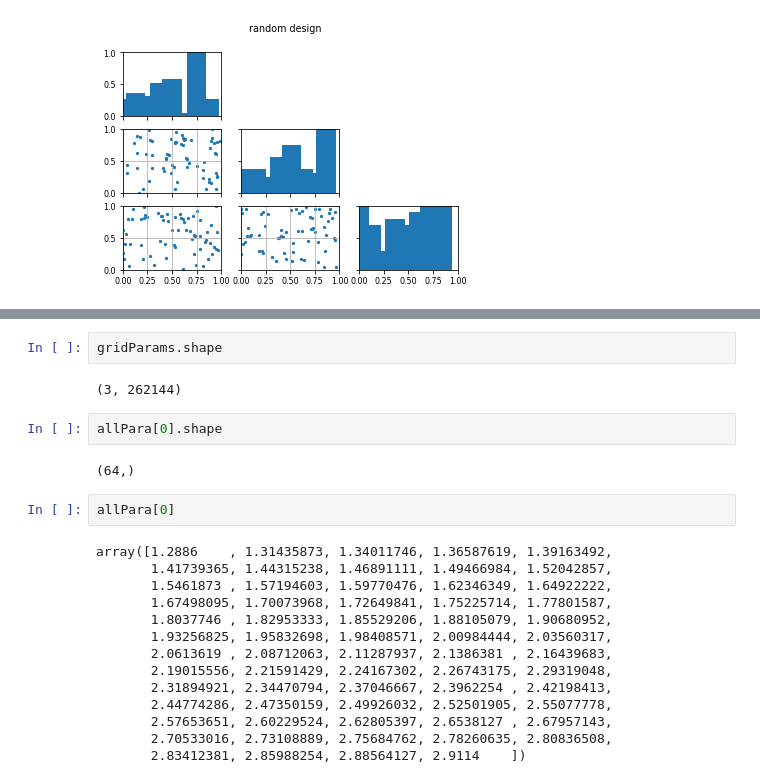
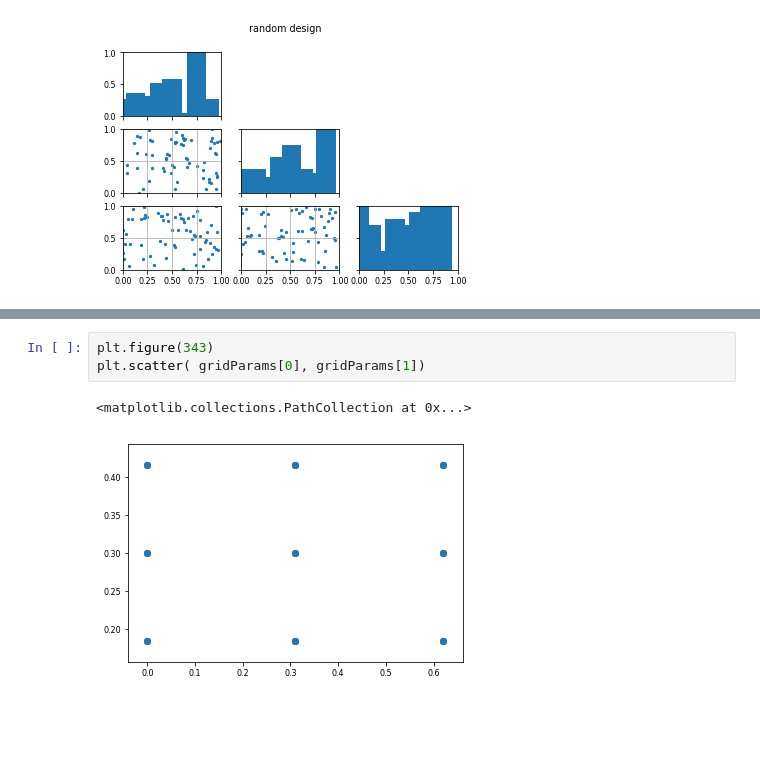
Before and after one commit to liuxx479/emudesgin, a Jupyter notebook: Samplers.ipynb, the cells around one changed output, grey strips where cells are left out. Saved outputs shown, nothing was run; the diff lists cells and outputs as text; blank space fills up the shorter version.

```diff
--- a/Samplers.ipynb
+++ b/Samplers.ipynb
@@ -219,24 +192,6 @@ plt.scatter( gridParams[1][::5000], gridParams[2][::5000])
-# %%
-gridParams.shape
-# %% [output]
-(3, 262144)
-# %%
-allPara[0].shape
-# %% [output]
-(64,)
-# %%
-allPara[0]
-# %% [output]
-array([1.2886    , 1.31435873, 1.34011746, 1.36587619, 1.39163492,
-       1.41739365, 1.44315238, 1.46891111, 1.49466984, 1.52042857,
-       1.5461873 , 1.57194603, 1.59770476, 1.62346349, 1.64922222,
-       1.67498095, 1.70073968, 1.72649841, 1.75225714, 1.77801587,
-       1.8037746 , 1.82953333, 1.85529206, 1.88105079, 1.90680952,
-       1.93256825, 1.95832698, 1.98408571, 2.00984444, 2.03560317,
-       2.0613619 , 2.08712063, 2.11287937, 2.1386381 , 2.16439683,
-       2.19015556, 2.21591429, 2.24167302, 2.26743175, 2.29319048,
-       2.31894921, 2.34470794, 2.37046667, 2.3962254 , 2.42198413,
-       2.44774286, 2.47350159, 2.49926032, 2.52501905, 2.55077778,
-       2.57653651, 2.60229524, 2.62805397, 2.6538127 , 2.67957143,
-       2.70533016, 2.73108889, 2.75684762, 2.78260635, 2.80836508,
-       2.83412381, 2.85988254, 2.88564127, 2.9114    ])
+# %%
+plt.figure(343)
+plt.scatter( gridParams[0], gridParams[1])
+# %% [output]
+<matplotlib.collections.PathCollection at 0x...>
+[figure, added]
```
Also changed, not shown: parts of 7 cells of this notebook, 2 other files.
